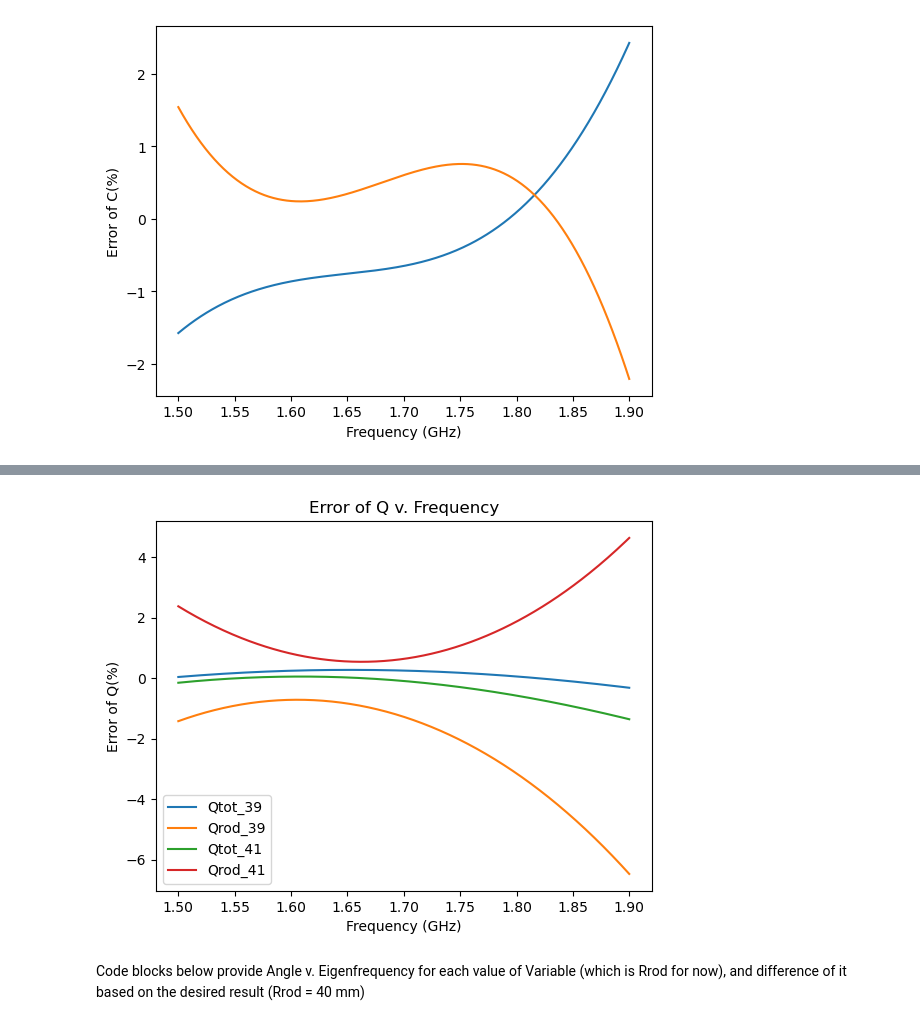
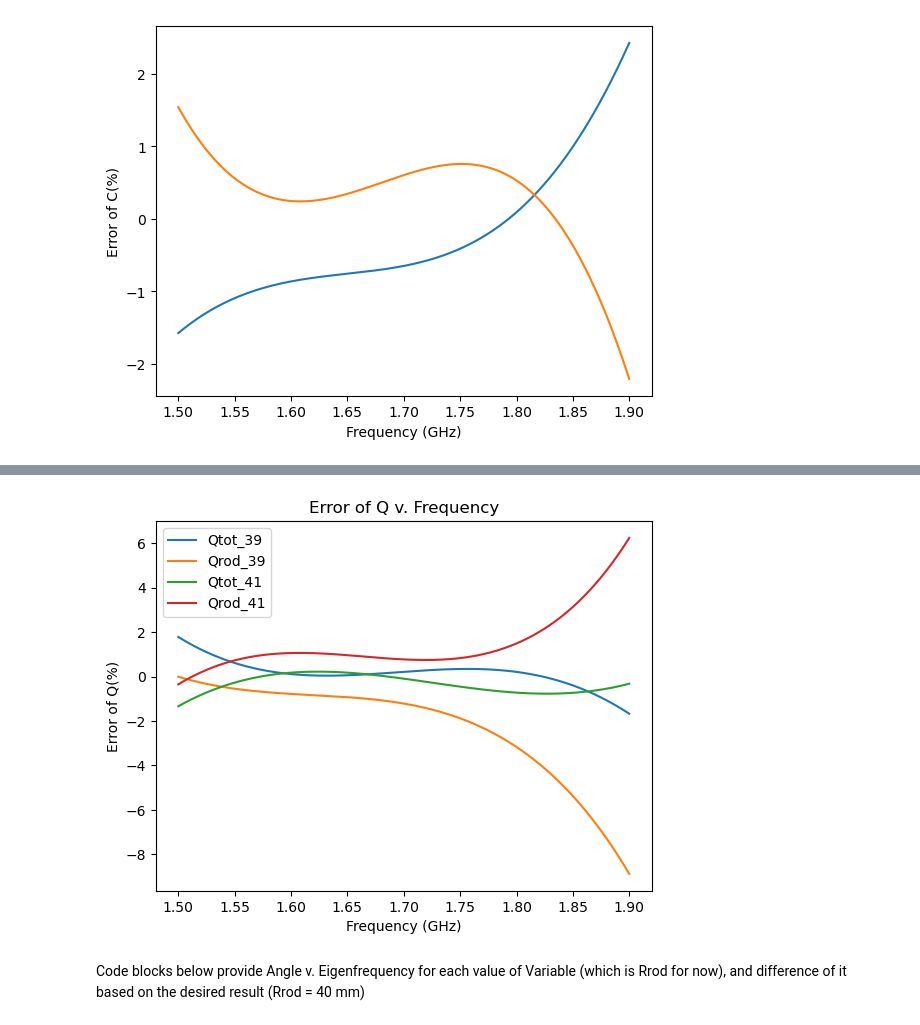
Before and after one commit to peanutflavorbean/CAPP, a Jupyter notebook: Rrod_tolerance.ipynb, the cells around one changed output, grey strips where cells are left out. Saved outputs shown, nothing was run; the diff lists cells and outputs as text; code cells hidden in the pictures.

```diff
--- a/Rrod_tolerance.ipynb
+++ b/Rrod_tolerance.ipynb
@@ -229,23 +230,23 @@ axs[1].grid(which="major",alpha=0.7)
 # %%
 Qtot_opt_39and40 = (Qtot_opt_39-Qtot_opt_40)
 Qtot_opt_41and40 = (Qtot_opt_41-Qtot_opt_40)
 Qrod_opt_39and40 = (Qrod_opt_39-Qrod_opt_40)
 Qrod_opt_41and40 = (Qrod_opt_41-Qrod_opt_40)
-p1 = func_2(freq_range,*Qtot_opt_39and40)/func_2(freq_range,*Qtot_opt_40)*100
-q1 = func_2(freq_range,*Qtot_opt_41and40)/func_2(freq_range,*Qtot_opt_40)*100
-p2 = func_2(freq_range,*Qrod_opt_39and40)/func_2(freq_range,*Qrod_opt_40)*100
-q2 = func_2(freq_range,*Qrod_opt_41and40)/func_2(freq_range,*Qrod_opt_40)*100
+p1 = func_3(freq_range,*Qtot_opt_39and40)/func_3(freq_range,*Qtot_opt_40)*100
+q1 = func_3(freq_range,*Qtot_opt_41and40)/func_3(freq_range,*Qtot_opt_40)*100
+p2 = func_3(freq_range,*Qrod_opt_39and40)/func_3(freq_range,*Qrod_opt_40)*100
+q2 = func_3(freq_range,*Qrod_opt_41and40)/func_3(freq_range,*Qrod_opt_40)*100
 plt.plot(freq_range,p1,label="Qtot_39")
 plt.plot(freq_range,p2,label="Qrod_39")
 plt.plot(freq_range,q1,label="Qtot_41")
 plt.plot(freq_range,q2,label="Qrod_41")
 plt.xlabel("Frequency (GHz)")
 plt.ylabel("Error of Q(%)")
 plt.legend()
 plt.title("Error of Q v. Frequency")
 plt.show()
 # %% [output]
-[figure, old version]
+[figure, new version]
 # %% [markdown]
 Code blocks below provide Angle v. Eigenfrequency for each value of Variable (which is Rrod for now), and difference of it based on the desired result (Rrod = 40 mm)
 # %%
```
Also changed, not shown: parts of 1 cell of this notebook, 1 other file.
